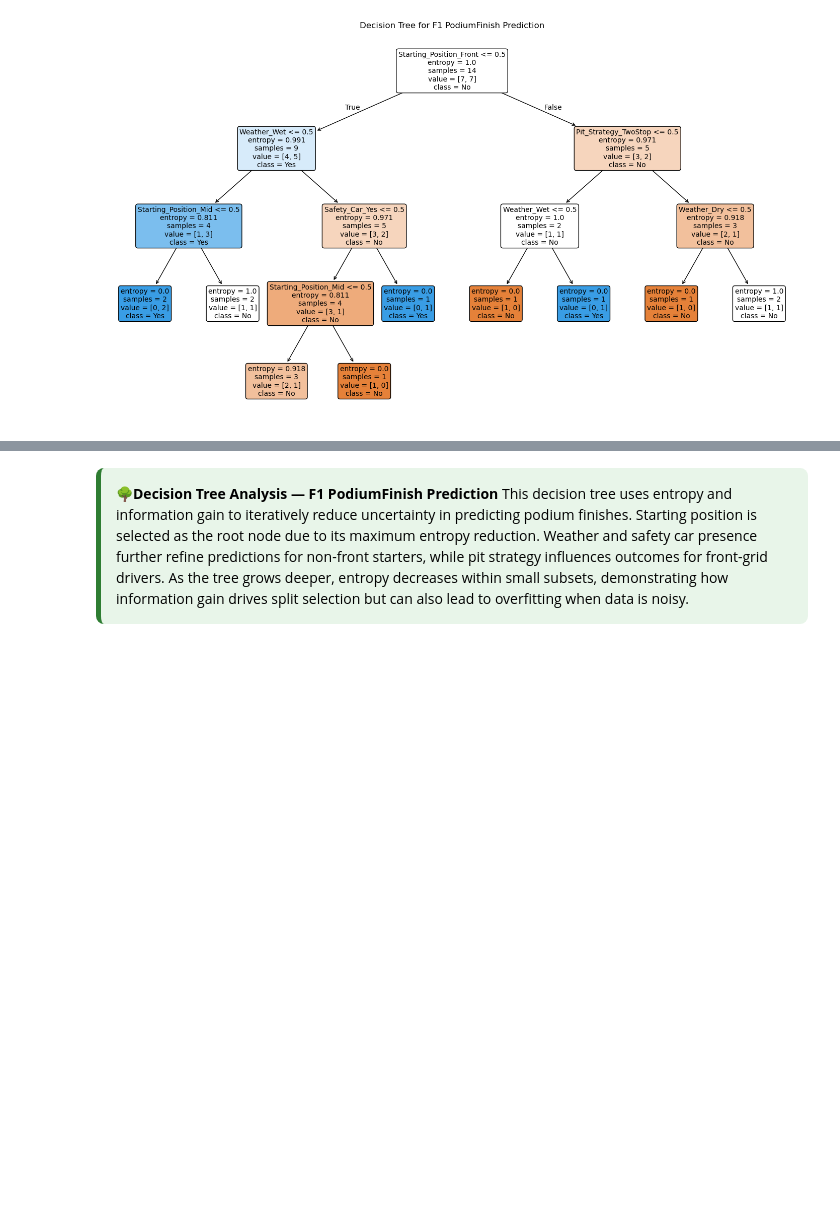
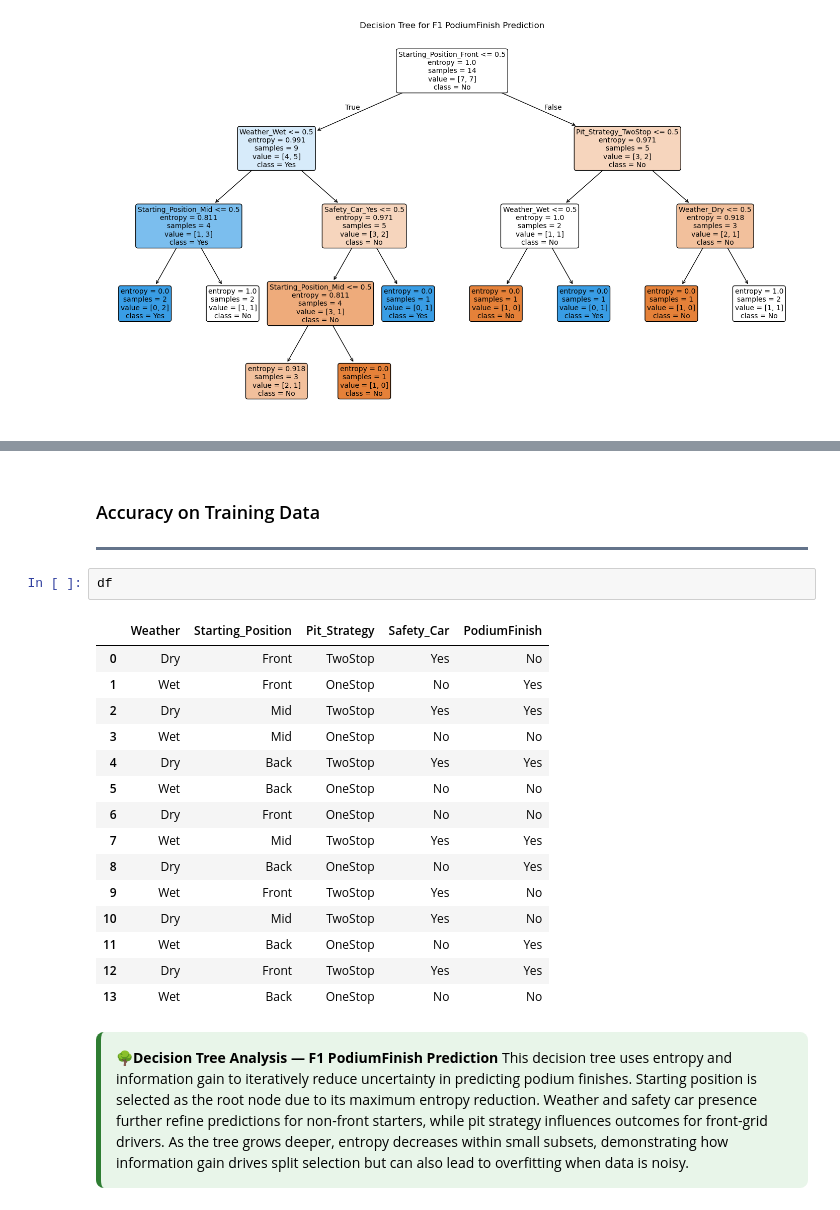
Before and after one commit to s3achan/DecisionTrees, a Jupyter notebook: F1-DecisionTrees-Entropy.ipynb, the cells around one changed output, grey strips where cells are left out. Drawn from its saved outputs; the diff is of its cells as text; blank space fills up the shorter version.

```diff
--- a/F1-DecisionTrees-Entropy.ipynb
+++ b/F1-DecisionTrees-Entropy.ipynb
@@ -337,3 +450,27 @@ plt.show()
+# %% [markdown]
+<div style="border-bottom: 3px solid #64748b; padding: 8px 0; margin: 25px 0;">
+<h3>
+Accuracy on Training Data
+</h3>
+</div>
+# %%
+df
+# %% [output]
+|  | Weather | Starting_Position | Pit_Strategy | Safety_Car | PodiumFinish |
+| 0 | Dry | Front | TwoStop | Yes | No |
+| 1 | Wet | Front | OneStop | No | Yes |
+| 2 | Dry | Mid | TwoStop | Yes | Yes |
+| 3 | Wet | Mid | OneStop | No | No |
+| 4 | Dry | Back | TwoStop | Yes | Yes |
+| 5 | Wet | Back | OneStop | No | No |
+| 6 | Dry | Front | OneStop | No | No |
+| 7 | Wet | Mid | TwoStop | Yes | Yes |
+| 8 | Dry | Back | OneStop | No | Yes |
+| 9 | Wet | Front | TwoStop | Yes | No |
+| 10 | Dry | Mid | TwoStop | Yes | No |
+| 11 | Wet | Back | OneStop | No | Yes |
+| 12 | Dry | Front | TwoStop | Yes | Yes |
+| 13 | Wet | Back | OneStop | No | No |
 # %% [markdown]
 <div style="background-color: #e8f5e9; padding: 15px; border-radius: 8px; border-left: 5px solid #2e7d32;">
 <strong>🌳Decision Tree Analysis — F1 PodiumFinish Prediction</strong>
```
Also changed, not shown: parts of 21 cells of this notebook, 1 other file.
